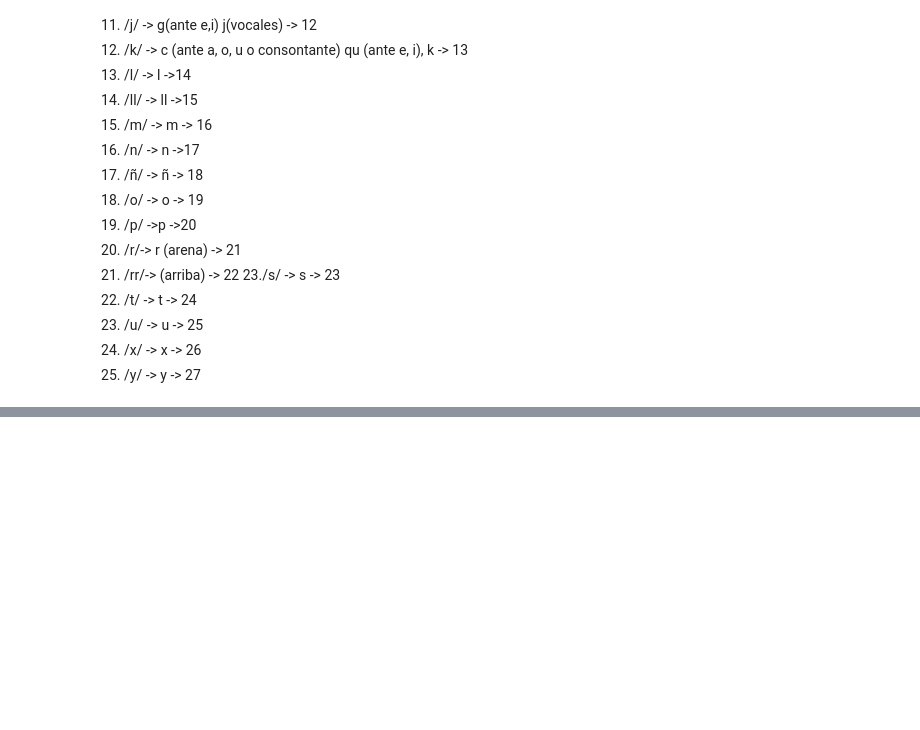
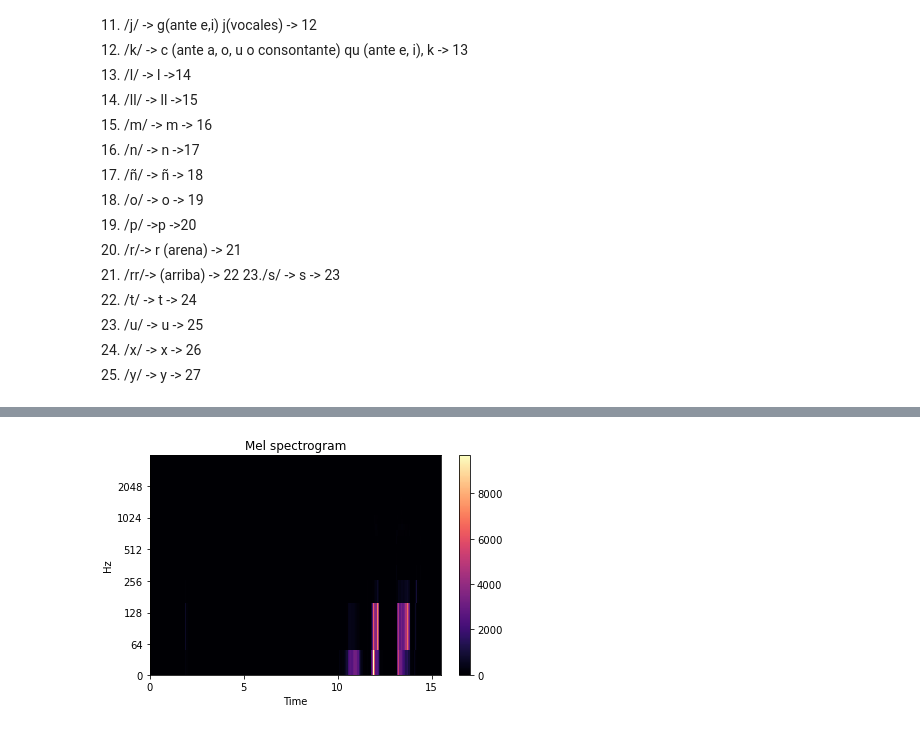
Before and after one commit to juanksRuiz/Intro_a_NLP, a Jupyter notebook: Talleres/ASR Systems using HMM-20210216/Implementing a simple ASR using HMM.ipynb, the cells around one changed output, grey strips where cells are left out. Drawn from its saved outputs; the diff is of its cells as text; code cells hidden in the pictures; blank space fills up the shorter version.

```diff
--- a/Talleres/ASR Systems using HMM-20210216/Implementing a simple ASR using HMM.ipynb
+++ b/Talleres/ASR Systems using HMM-20210216/Implementing a simple ASR using HMM.ipynb
@@ -69,0 +107,31 @@ En este taller implementaremos un sistema de reconocimiento de habla de palabras
+# %%
+def getAudios(nombres):
+    audios = []
+    for i in nombres:
+        y_aux, fs_aux = sf.read('./utils/sounds/' + i)
+        y_aux = y_aux[:,0]
+        y = ((1/np.std(y_aux))*y_aux).reshape(len(y_aux))
+        audios.append(y)
+    return audios
+# %%
+def getMelSpectogram(audios,fs,Nfft):
+    spectograms = []
+    for i in audios:
+        Sm = librosa.feature.melspectrogram(y=i, sr=fs, n_fft=Nfft, n_mels = 39)
+        spectograms.append(Sm)
+    return spectograms
+# %%
+audios = getAudios(nombres)
+# %%
+Spectograms = getMelSpectogram(audios,fs,Nfft)
+# %%
+# Graficando diversos espectogramas
+Sm = Spectograms[9]
+fig=plt.figure()
+#librosa.display.specshow(Sm,y_axis='mel',x_axis='time')
+librosa.display.specshow(Sm, sr=fs, hop_length=Nfft, x_axis='time', y_axis='log')
+plt.colorbar() #Confirmar unidad
+plt.title("Mel spectrogram")
+plt.tight_layout()
+# %% [output]
+[figure, added]
```
Also changed, not shown: parts of 10 cells of this notebook.
